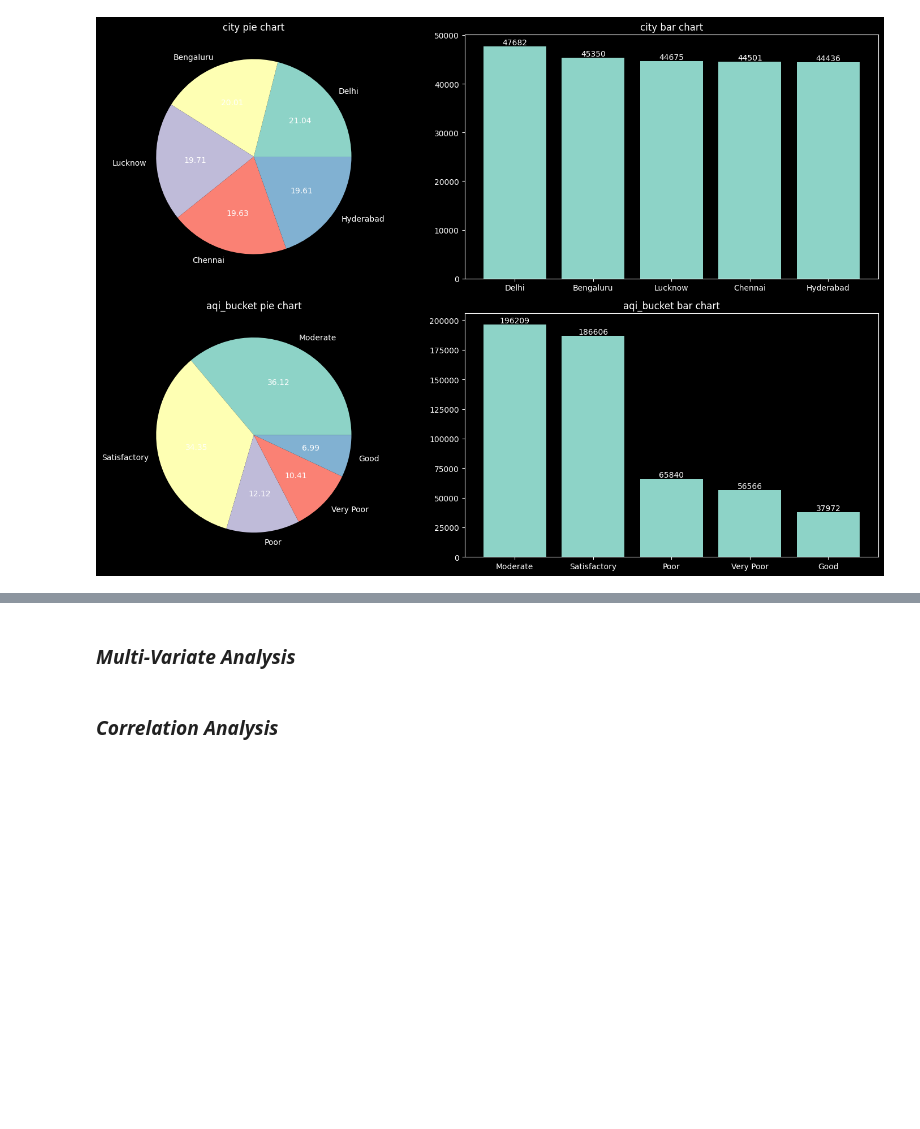
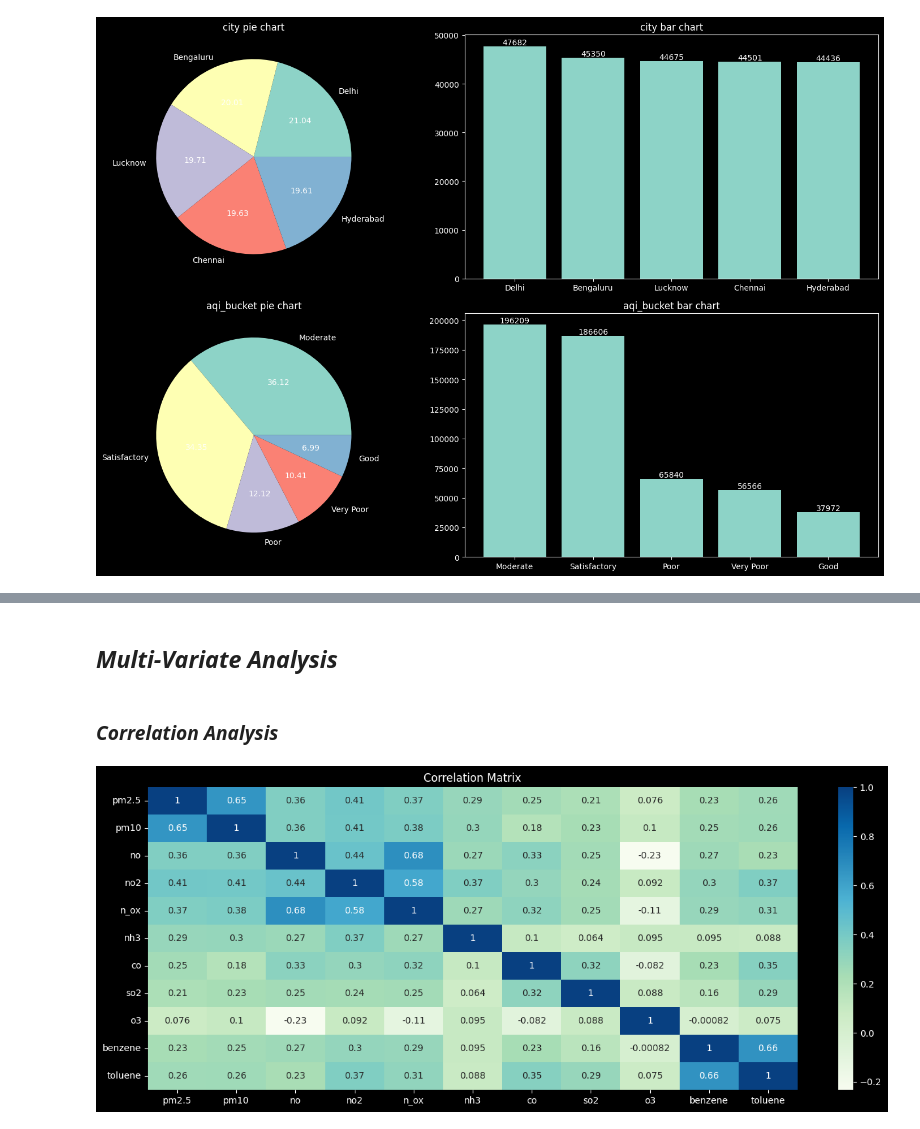
Before and after one commit to adnaaaen/air-quality-index-analysis, a Jupyter notebook: notebooks/02_eda.ipynb, the cells around one changed output, grey strips where cells are left out. Cells and saved outputs as stored; diff of their text form; code cells hidden in the pictures; blank space fills up the shorter version.

```diff
--- a/notebooks/02_eda.ipynb
+++ b/notebooks/02_eda.ipynb
@@ -81,2 +119,2 @@ plt.show()
 # %% [markdown]
-### ***Multi-Variate Analysis***
+## ***Multi-Variate Analysis***
@@ -85,4 +121,11 @@ plt.show()
 # %% [markdown]
 ### ***Correlation Analysis***
 # %%
-# TODO:
+plt.figure(figsize=(16,6))
+sns.color_palette("rocket", as_cmap=True)
+corr = numerical_variables.corr()
+sns.heatmap(corr, annot=True, cmap="GnBu")
+plt.title("Correlation Matrix")
+plt.show()
+# %% [output]
+[figure, added]
```
Also changed, not shown: parts of 16 cells of this notebook, 1 other file.
